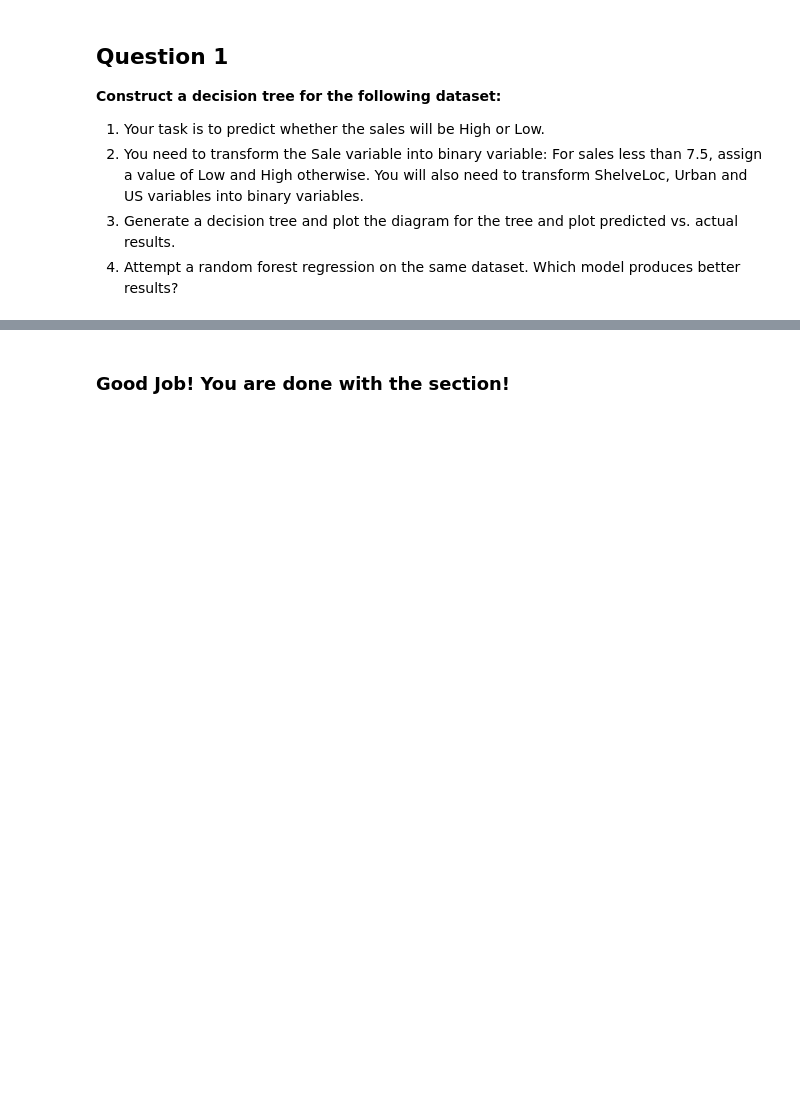
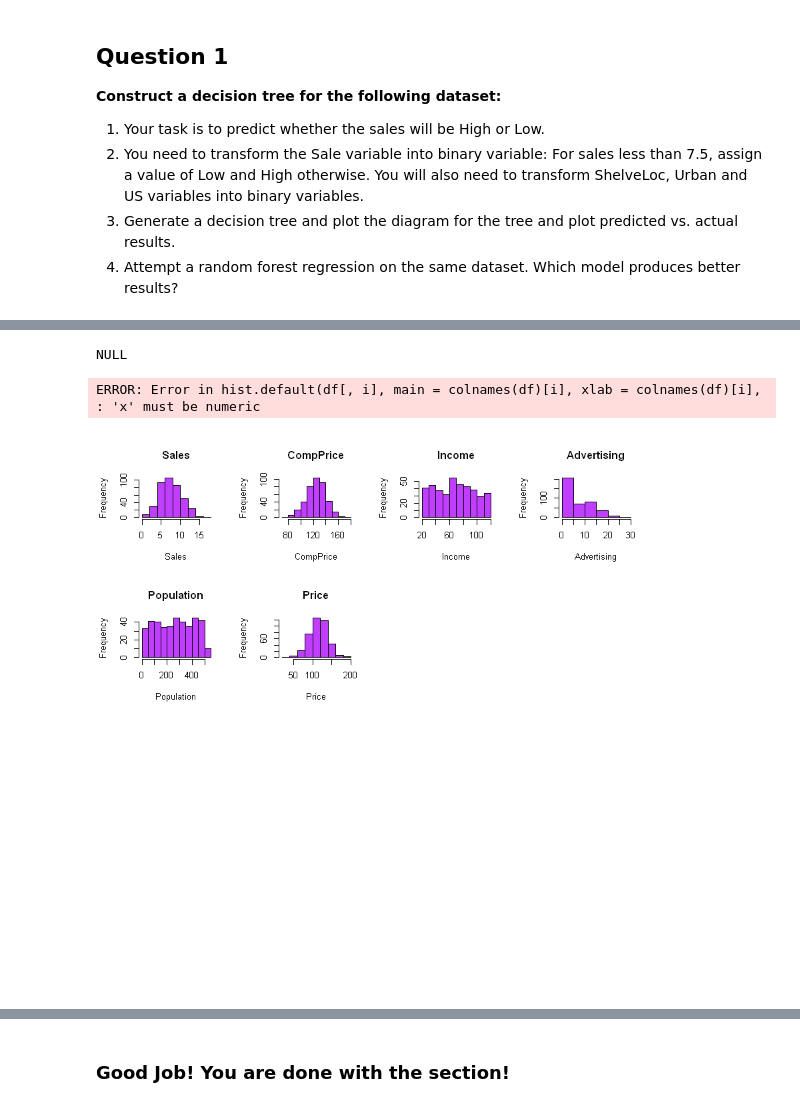
Before and after one commit to asad2011ai/Machine_Learning-Supervised_Learning, a Jupyter notebook: Supervised Learning.ipynb, the cells around one changed output, grey strips where cells are left out. Cells and saved outputs as stored; diff of their text form; code cells hidden in the pictures; blank space fills up the shorter version.

```diff
--- a/Supervised Learning.ipynb
+++ b/Supervised Learning.ipynb
@@ -860,0 +994,12 @@ head(Carseats)
+# %%
+nrow(df[is.na(df)])
+# %% [output]
+NULL
+# %%
+par(mfrow = c(4,4))
+for(i in 1:12){
+    hist(df[,i], main = colnames(df)[i], xlab = colnames(df)[i], col = 'darkorchid1')
+}
+# %% [output]
+ERROR: Error in hist.default(df[, i], main = colnames(df)[i], xlab = colnames(df)[i], : 'x' must be numeric
+[figure, added]
```
Also changed, not shown: parts of 45 cells of this notebook, 1 other file.
